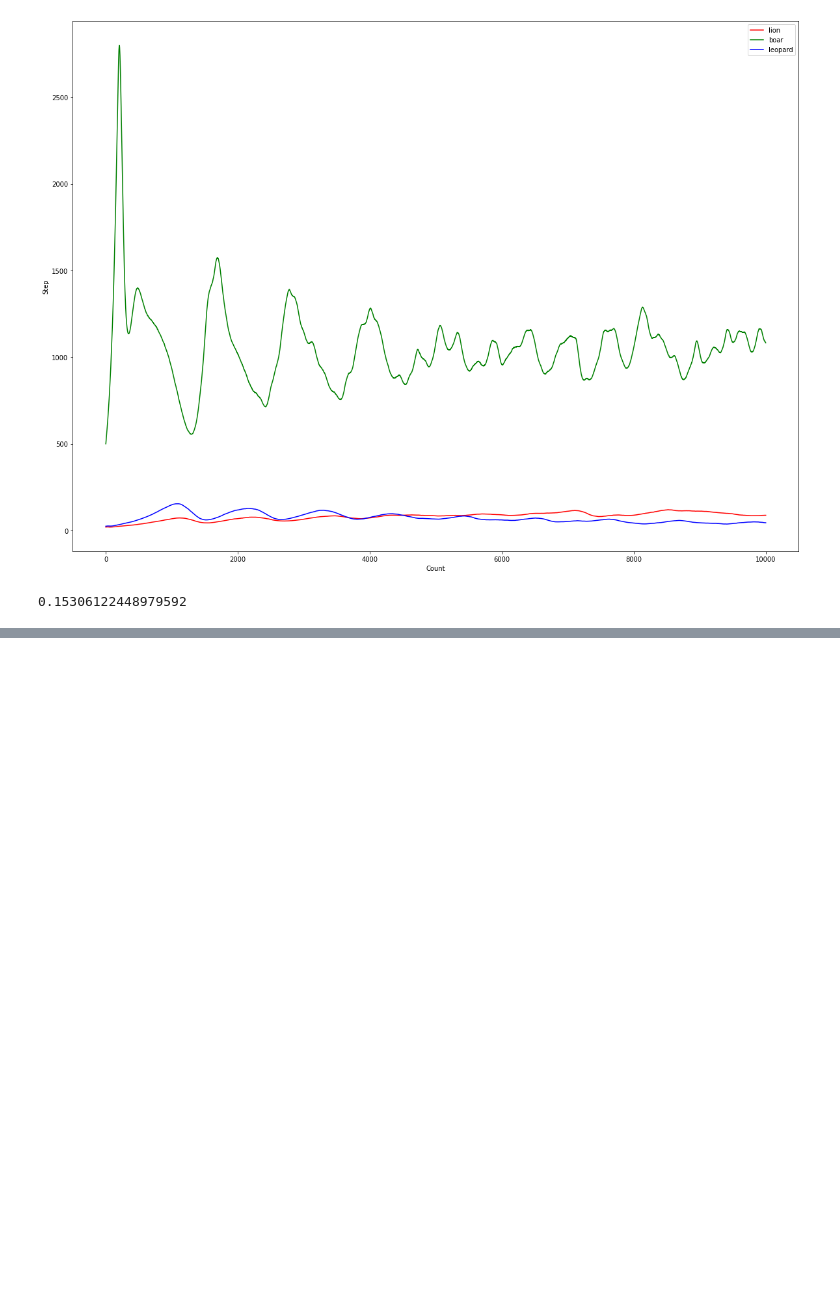
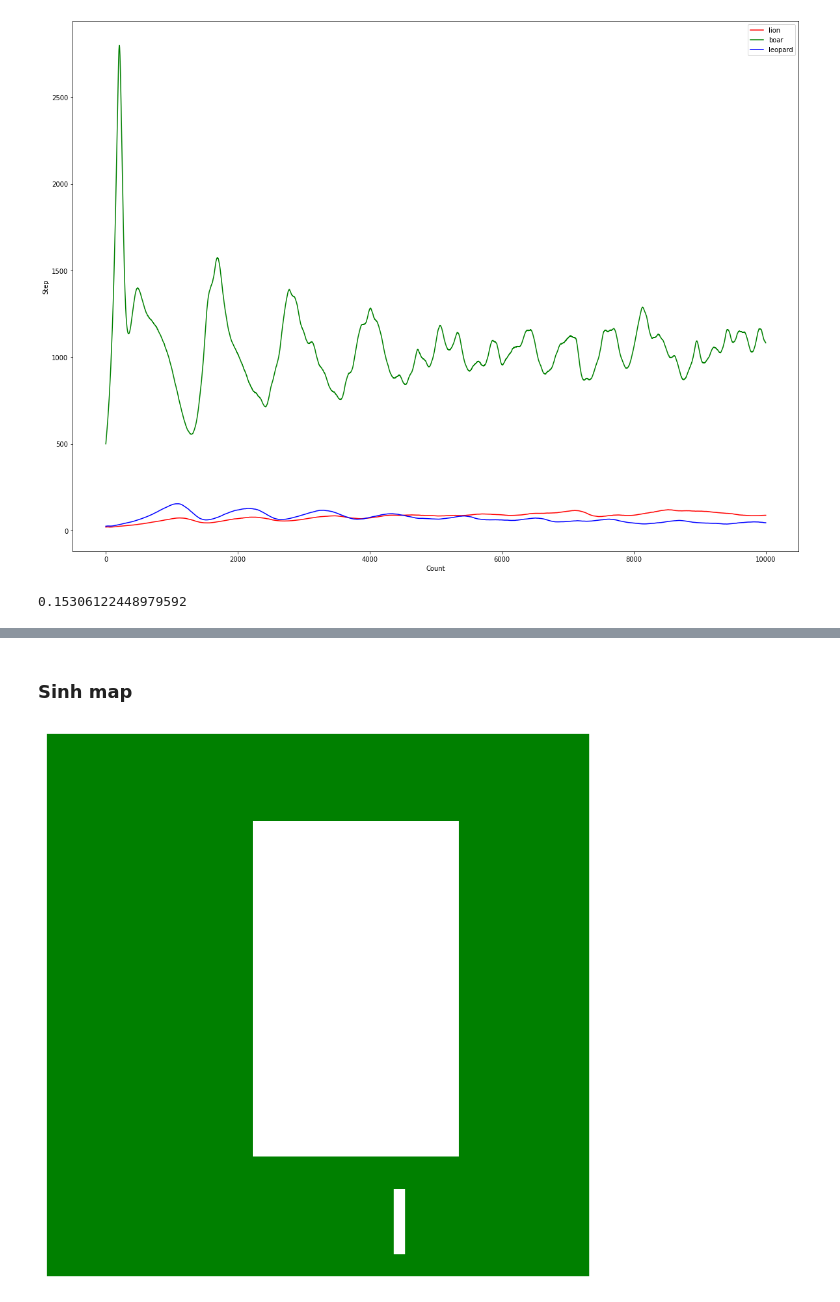
Before and after one commit to pahung1999/prey_predator_julia, a Jupyter notebook: data_analyst.ipynb, the cells around one changed output, grey strips where cells are left out. Saved outputs shown, nothing was run; the diff lists cells and outputs as text; code cells hidden in the pictures; blank space fills up the shorter version.

```diff
--- a/data_analyst.ipynb
+++ b/data_analyst.ipynb
@@ -51,0 +77,5 @@ Số trường hợp báo chết:  0
+# %%
+data_frame=pd.read_csv("./data/map_ver1/center_80/data_00313.csv")
+data_frame.keys()
+key_list = [key for key in data_frame.keys() if key!="step" ]
+key_list
@@ -88,0 +209,2 @@ plt.show()
+# %% [markdown]
+### Sinh map
@@ -88,0 +217,7 @@ plt.show()
+# %%
+def plot_img(img, size = (8, 8)):
+    plt.figure(figsize = size)
+    plt.imshow(img)
+    plt.axis('off')
+    plt.show()
+    return
@@ -88,0 +292,43 @@ plt.show()
+# %%
+from PIL import Image
+import numpy as np
+
+# Kích thước ảnh
+width = 50
+height = 50
+
+# Tạo ảnh ban đầu màu xanh lá
+image = Image.new("RGB", (width, height), "green")
+
+# Chuyển đổi ảnh thành mảng numpy
+image_array = np.array(image)
+
+# Tính diện tích ảnh
+total_area = width * height
+
+# Tính diện tích các vùng trắng đã tạo
+white_area = 0
+
+# Vùng trắng ngẫu nhiên
+while white_area < 0.2 * total_area:
+    # Chọn ngẫu nhiên tọa độ (x, y)
+    x = np.random.randint(0, width)
+    y = np.random.randint(0, height)
+
+    # Chọn ngẫu nhiên kích thước vùng trắng
+    w = np.random.randint(1, width - x + 1)
+    h = np.random.randint(1, height - y + 1)
+
+    # Tạo vùng trắng
+    image_array[y:y+h, x:x+w] = (255, 255, 255)
+
+    # Cập nhật diện tích các vùng trắng
+    white_area = np.sum(image_array[:, :, 0] == 255)
+
+# Tạo ảnh từ mảng numpy
+result_image = Image.fromarray(image_array)
+
+# Lưu ảnh
+plot_img(result_image)
+# %% [output]
+[figure, added]
```
Also changed, not shown: parts of 14 cells of this notebook, 10 other files.
